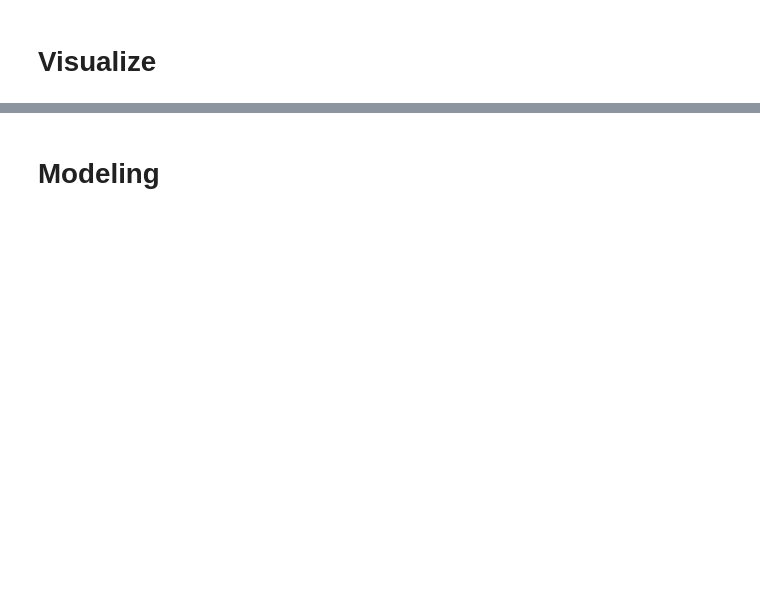
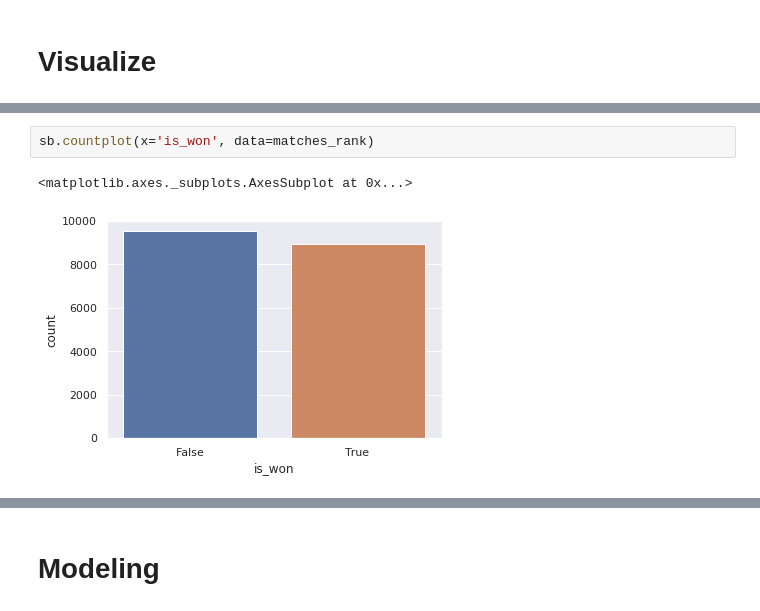
Before and after one commit to melvinmcrn/Project_ML_Soccer-world-cup-2018, a Jupyter notebook: Soccer World Cup 2018 Winner.ipynb, the cells around one changed output, grey strips where cells are left out. Cells and saved outputs as stored; diff of their text form; blank space fills up the shorter version.

```diff
--- a/Soccer World Cup 2018 Winner.ipynb
+++ b/Soccer World Cup 2018 Winner.ipynb
@@ -180,3 +186,8 @@ matches_rank.head()
+# %%
+sb.countplot(x='is_won', data=matches_rank)
+# %% [output]
+<matplotlib.axes._subplots.AxesSubplot at 0x...>
+[figure, added]
 # %%
 fig,ax0 = plt.subplots(figsize=(20,5))
 sb.countplot(x='score_difference', data=matches_rank)
```
Also changed, not shown: parts of 10 cells of this notebook.
